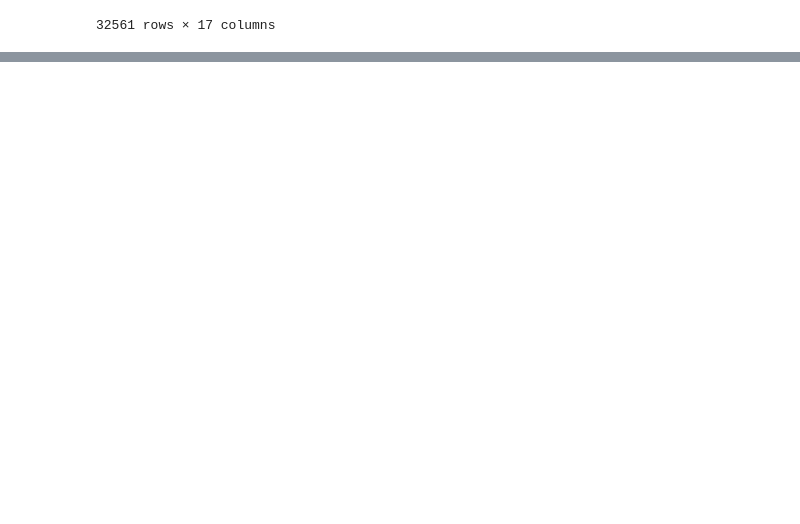
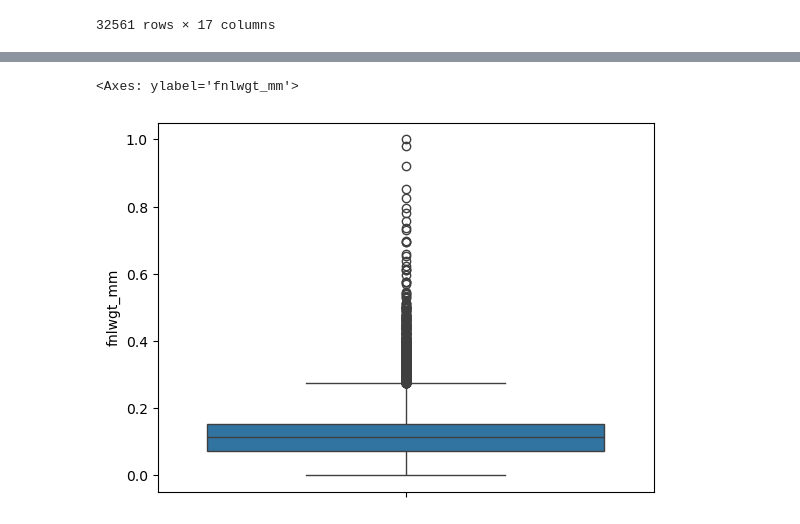
Before and after one commit to Satyam-10124/machine_learning, a Jupyter notebook: DataPreprocess.ipynb, the cells around one changed output, grey strips where cells are left out. Drawn from its saved outputs; the diff is of its cells as text; code cells hidden in the pictures; blank space fills up the shorter version.

```diff
--- a/DataPreprocess.ipynb
+++ b/DataPreprocess.ipynb
@@ -239,0 +269,6 @@ sns.pairplot(data = df)
+# %%
+# plt.hist(df.fnlwgt_mm)
+sns.boxplot(data = df.fnlwgt_mm)
+# %% [output]
+<Axes: ylabel='fnlwgt_mm'>
+[figure, added]
```
Also changed, not shown: parts of 28 cells of this notebook, 3 other files.
